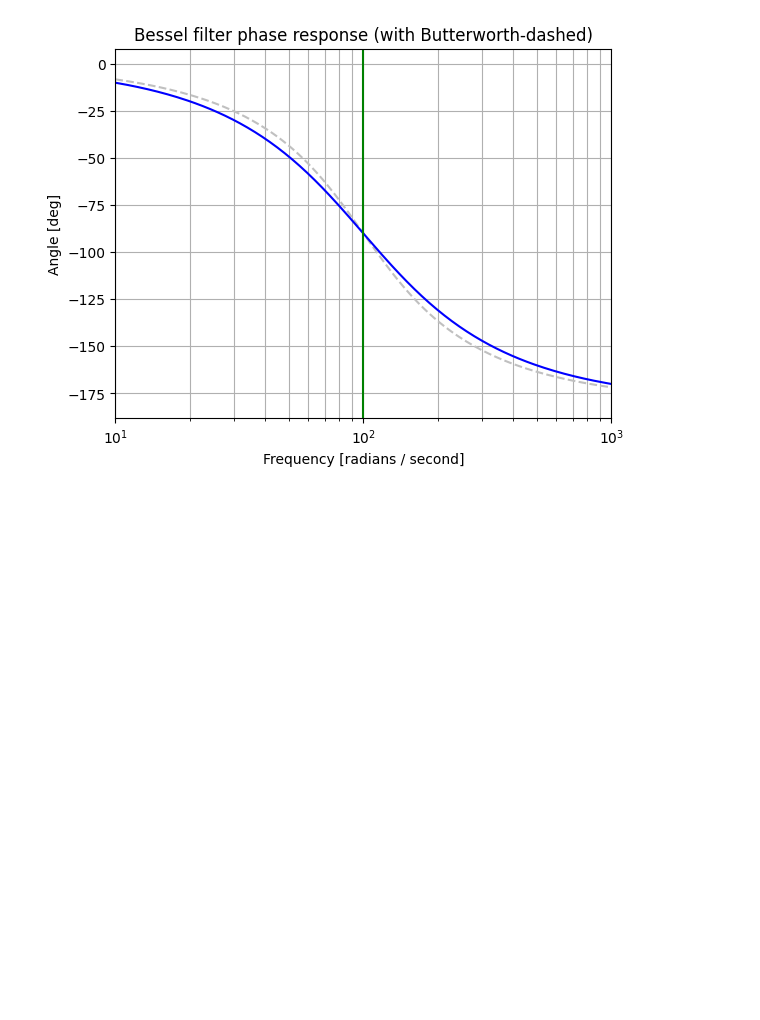
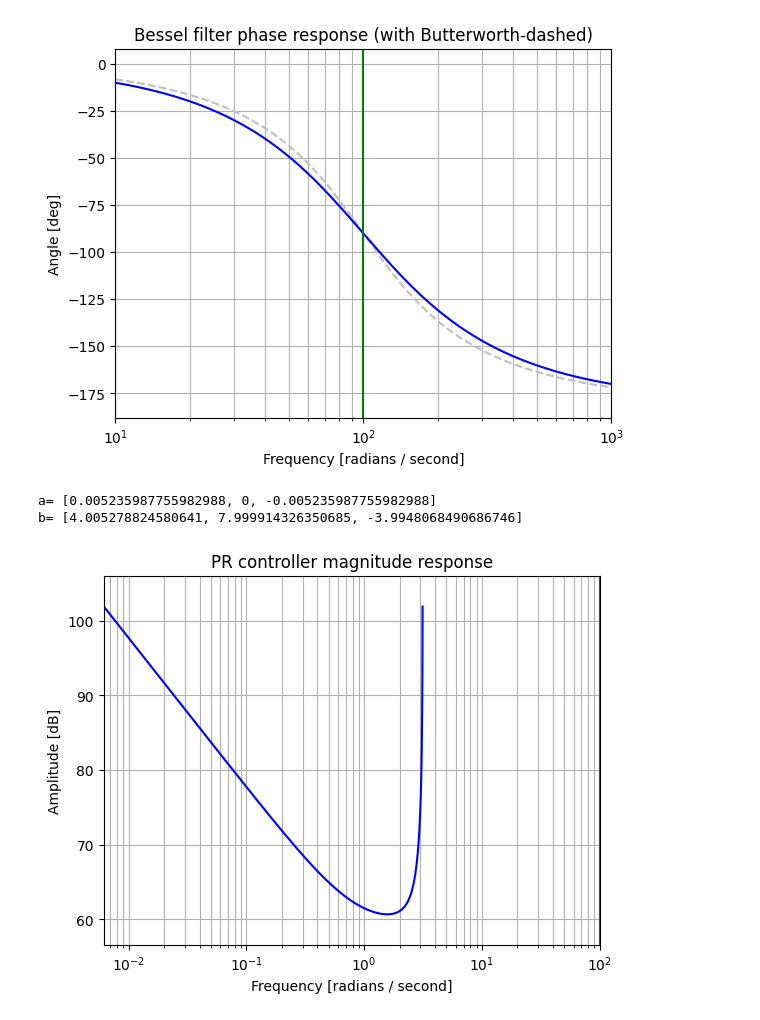
Before and after one commit to mirtcho/motor_control, a Jupyter notebook: jupyter/Untitled6.ipynb, the cells around one changed output. Drawn from its saved outputs; the diff is of its cells as text; code cells hidden in the pictures; blank space fills up the shorter version.

Commit message:
added PR controller design

```diff
--- a/jupyter/Untitled6.ipynb
+++ b/jupyter/Untitled6.ipynb
@@ -31,3 +31,49 @@ plt.axvline(100, color='green')  # cutoff frequency
 plt.show()
 # %% [output]
 [figure]
+# %%
+# PR controller design according to
+# https://imperix.com/doc/implementation/proportional-resonant-controller
+# the home page is worth to look at - many control related
+#
+# another interesting links are
+# https://www.mdpi.com/2079-9292/7/12/451
+
+
+from scipy import signal
+import matplotlib.pyplot as plt
+import numpy as np
+
+Fs = 48000.0
+Ts= 1/Fs
+Ki = 1.0
+Kp = 1.0
+bw = 10.0
+F0 = 50.0
+OmegaC = np.pi*2*bw
+Omega0 = np.pi*2*F0
+
+a1 = 4*Ki*Ts*OmegaC
+b0 = Ts*Ts*Omega0*Omega0 + 4*Ts*OmegaC + 4
+b1 = 2*Ts*Ts*Omega0*Omega0 - 8
+b2 = Ts*Ts*Omega0*Omega0 - 4*Ts*OmegaC + 4
+
+a = [a1, 0, -a1]
+b = [b0, -b1, -b2]
+print ('a=',a)
+print ('b=',b)
+
+w, h = signal.freqz(b, a)
+
+plt.semilogx(w, 20 * np.log10(np.abs(h)), color='blue')
+plt.title('PR controller magnitude response')
+plt.xlabel('Frequency [radians / second]')
+plt.ylabel('Amplitude [dB]')
+plt.margins(0, 0.1)
+plt.grid(which='both', axis='both')
+plt.axvline(100, color='green')  # cutoff frequency
+plt.show()
+# %% [output]
+a= [0.005235987755982988, 0, -0.005235987755982988]
+b= [4.005278824580641, 7.999914326350685, -3.9948068490686746]
+[figure, added]
```
Also changed, not shown: parts of 1 cell of this notebook.
